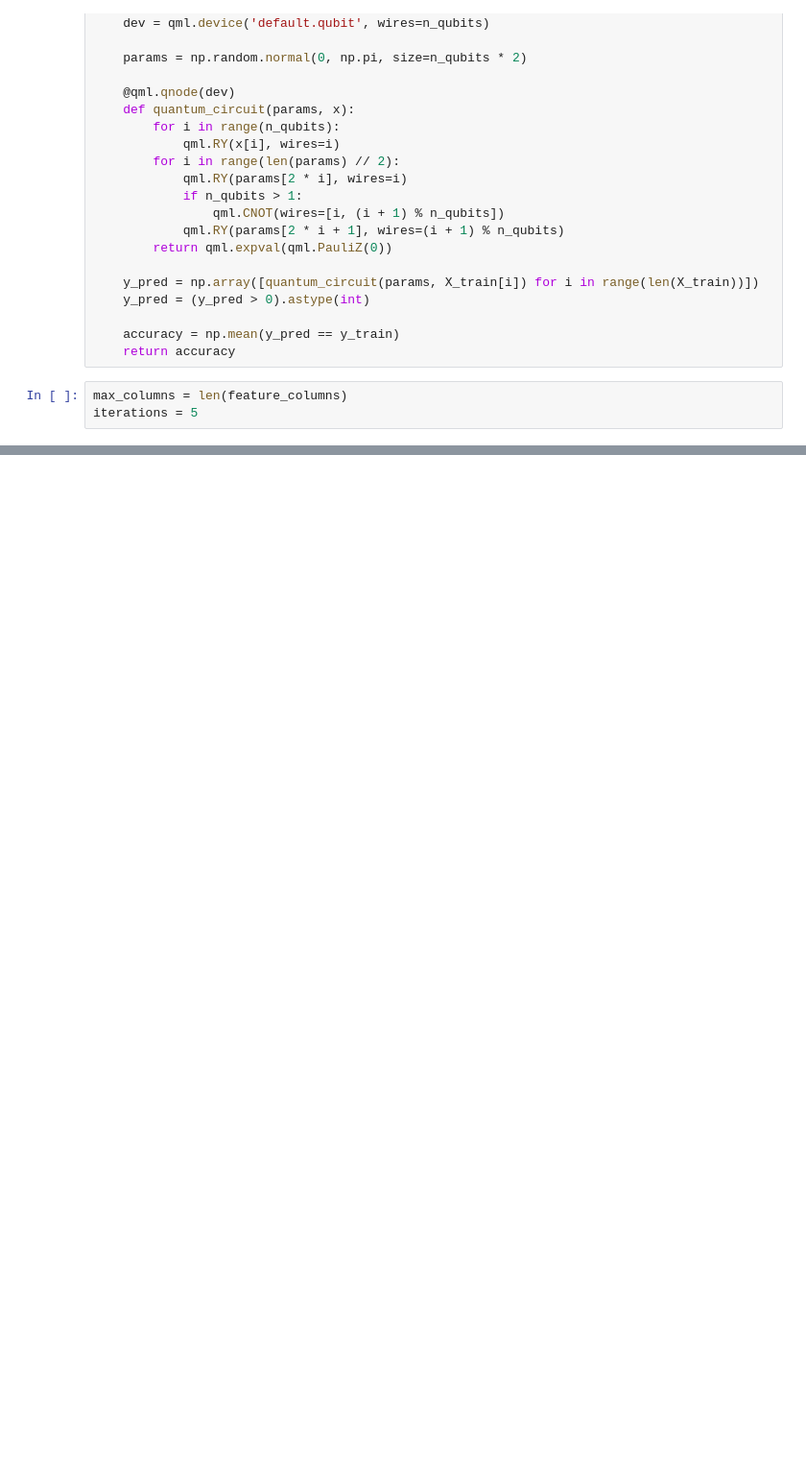
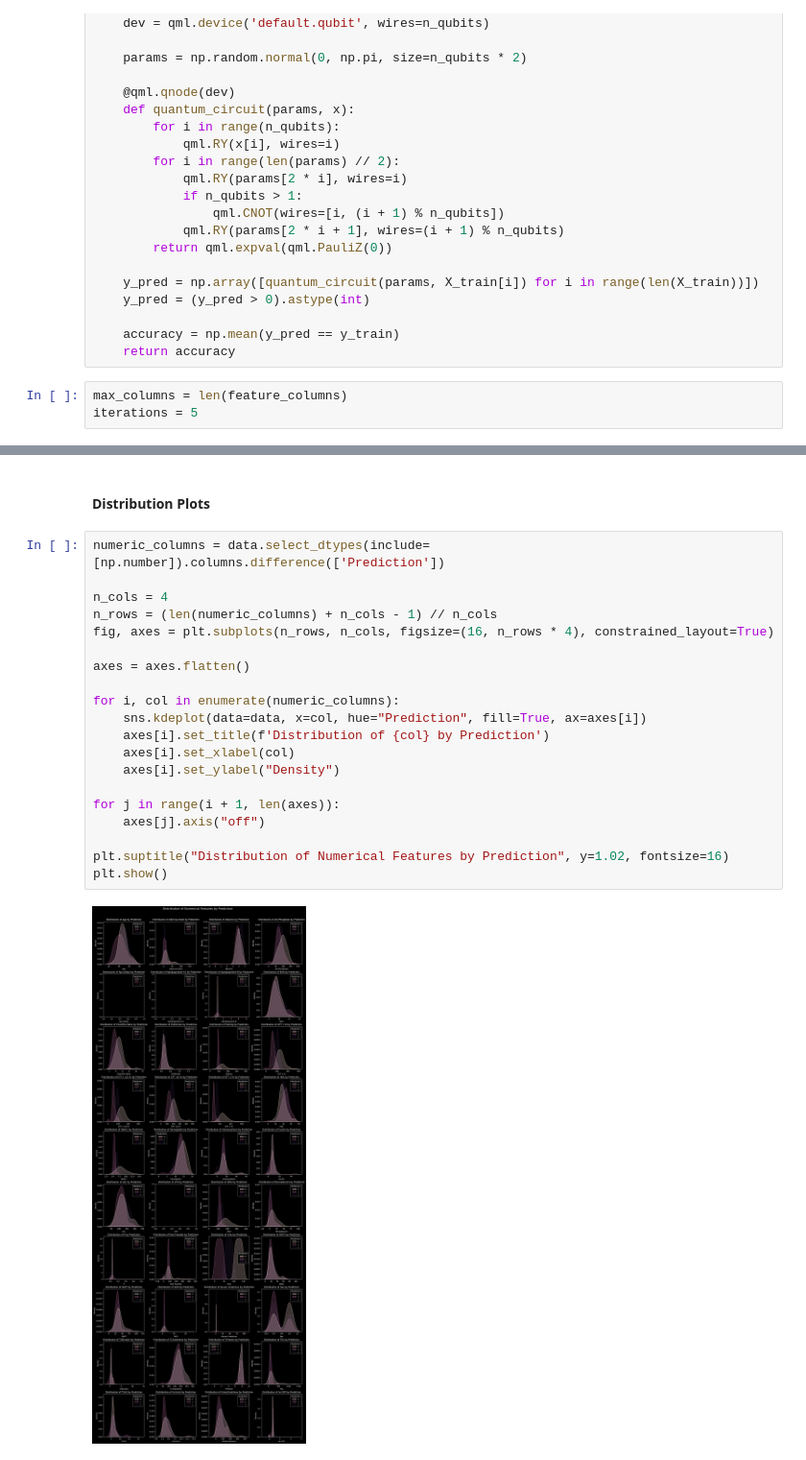
Before and after one commit to Hrishikesh1312/Diabetes-Prediction, a Jupyter notebook: Model.ipynb, the cells around one changed output, grey strips where cells are left out. Shown at 96% size. Cells and saved outputs as stored; diff of their text form; blank space fills up the shorter version.

```diff
--- a/Model.ipynb
+++ b/Model.ipynb
@@ -142,0 +189,24 @@ plt.show()
+# %% [markdown]
+#### Distribution Plots
+# %%
+numeric_columns = data.select_dtypes(include=[np.number]).columns.difference(['Prediction'])
+
+n_cols = 4
+n_rows = (len(numeric_columns) + n_cols - 1) // n_cols
+fig, axes = plt.subplots(n_rows, n_cols, figsize=(16, n_rows * 4), constrained_layout=True)
+
+axes = axes.flatten()
+
+for i, col in enumerate(numeric_columns):
+    sns.kdeplot(data=data, x=col, hue="Prediction", fill=True, ax=axes[i])
+    axes[i].set_title(f'Distribution of {col} by Prediction')
+    axes[i].set_xlabel(col)
+    axes[i].set_ylabel("Density")
+
+for j in range(i + 1, len(axes)):
+    axes[j].axis("off")
+
+plt.suptitle("Distribution of Numerical Features by Prediction", y=1.02, fontsize=16)
+plt.show()
+# %% [output]
+[figure, added]
```
Also changed, not shown: parts of 16 cells of this notebook.
